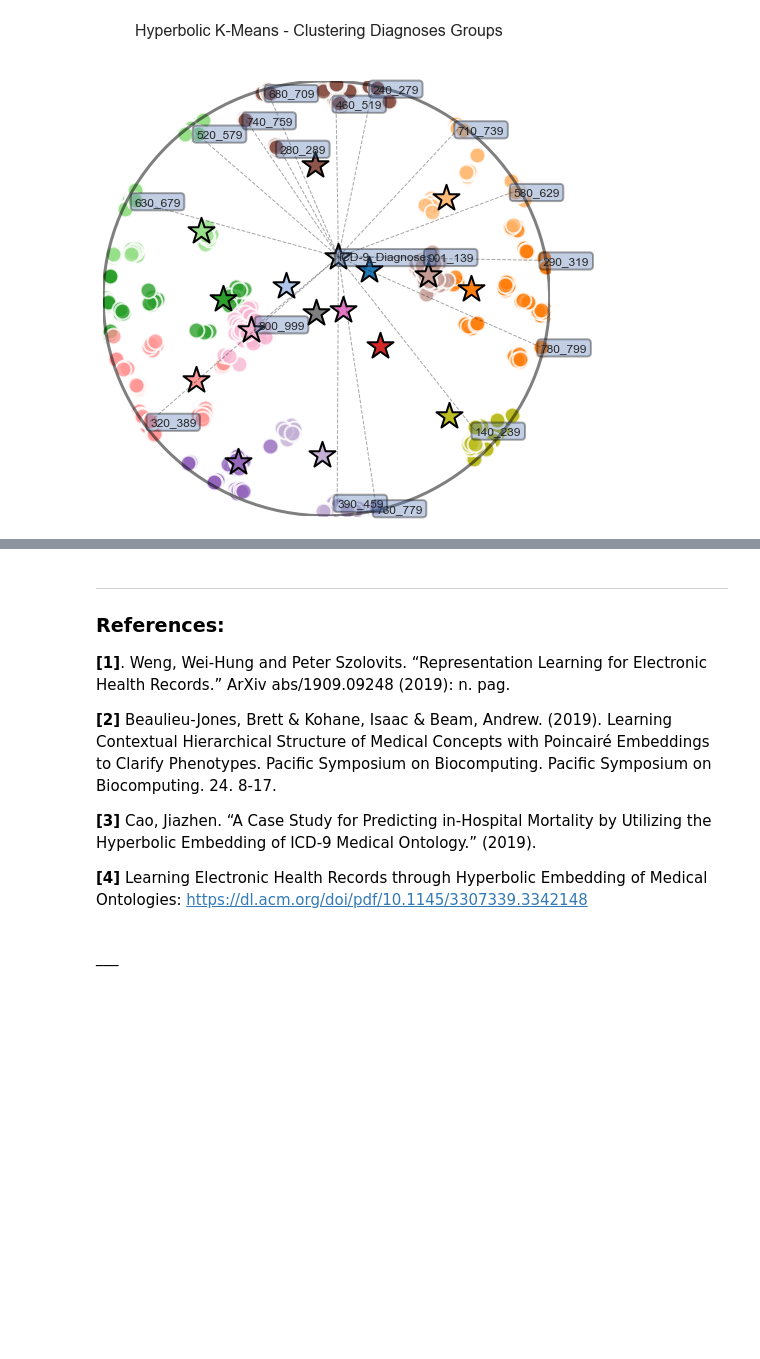
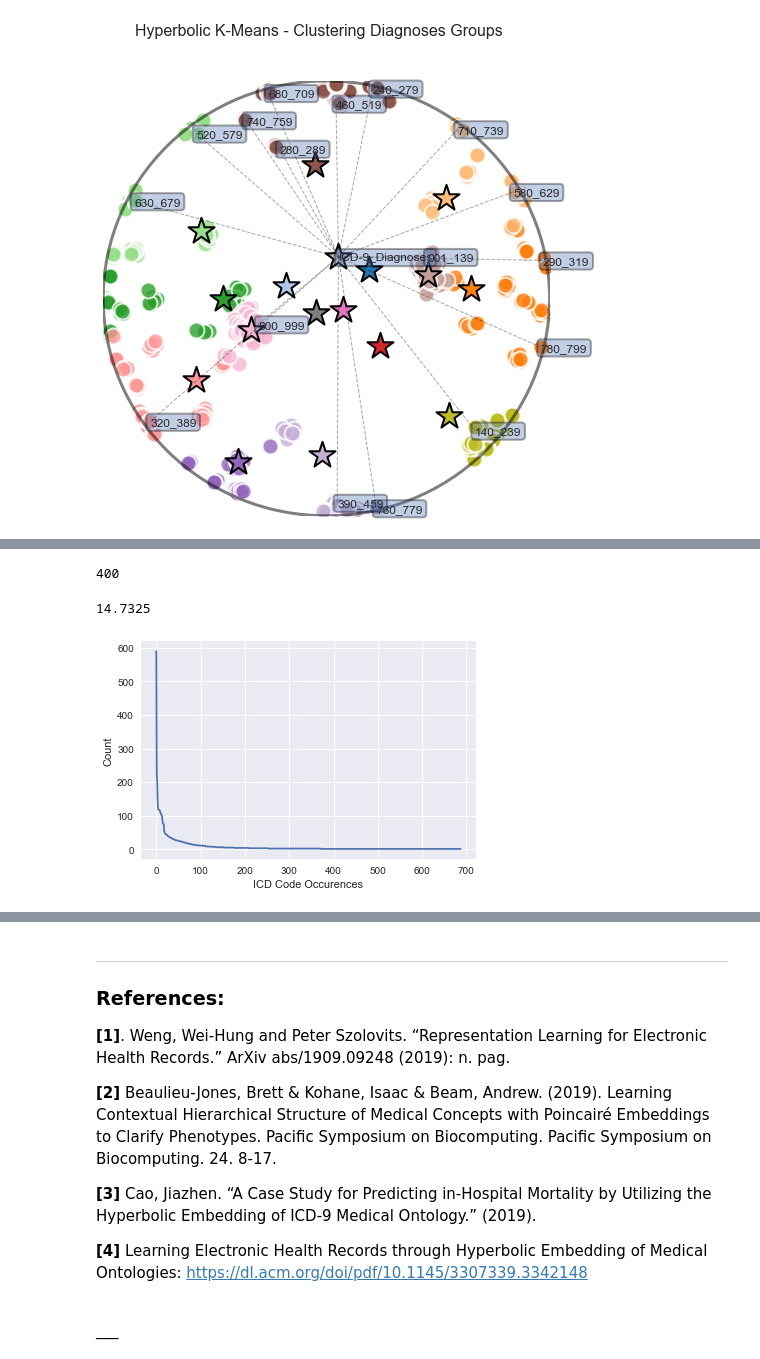
Before and after one commit to drewwilimitis/Hyperbolic-ICD-Embeddings-MIMIC3, a Jupyter notebook: hyperbolic_embedding_ICD9.ipynb, the cells around one changed output, grey strips where cells are left out. Cells and saved outputs as stored; diff of their text form; code cells hidden in the pictures; blank space fills up the shorter version.

```diff
--- a/hyperbolic_embedding_ICD9.ipynb
+++ b/hyperbolic_embedding_ICD9.ipynb
@@ -683,0 +690,11 @@ plot_clusters(emb, labels = hkmeans.assignments, centroids = hkmeans.centroids,
+# %%
+diag = pd.read_csv('data/Harvard EHR Dataset/dia.csv')
+diag.head()
+diag.empi.nunique()
+diag.groupby('empi').count()['dia_code'].mean()
+y = diag.dia_code.value_counts().sort_values(ascending=False).values
+x = np.arange(0, len(diag.dia_code.unique()))
+_ = plt.plot(x, y)
+_ = plt.ylabel('Count')
+_ = plt.xlabel('ICD Code Occurences')
+# %% [output]
@@ -683,0 +707,3 @@ plot_clusters(emb, labels = hkmeans.assignments, centroids = hkmeans.centroids,
+400
+14.7325
+[figure, added]
```
Also changed, not shown: parts of 4 cells of this notebook.
